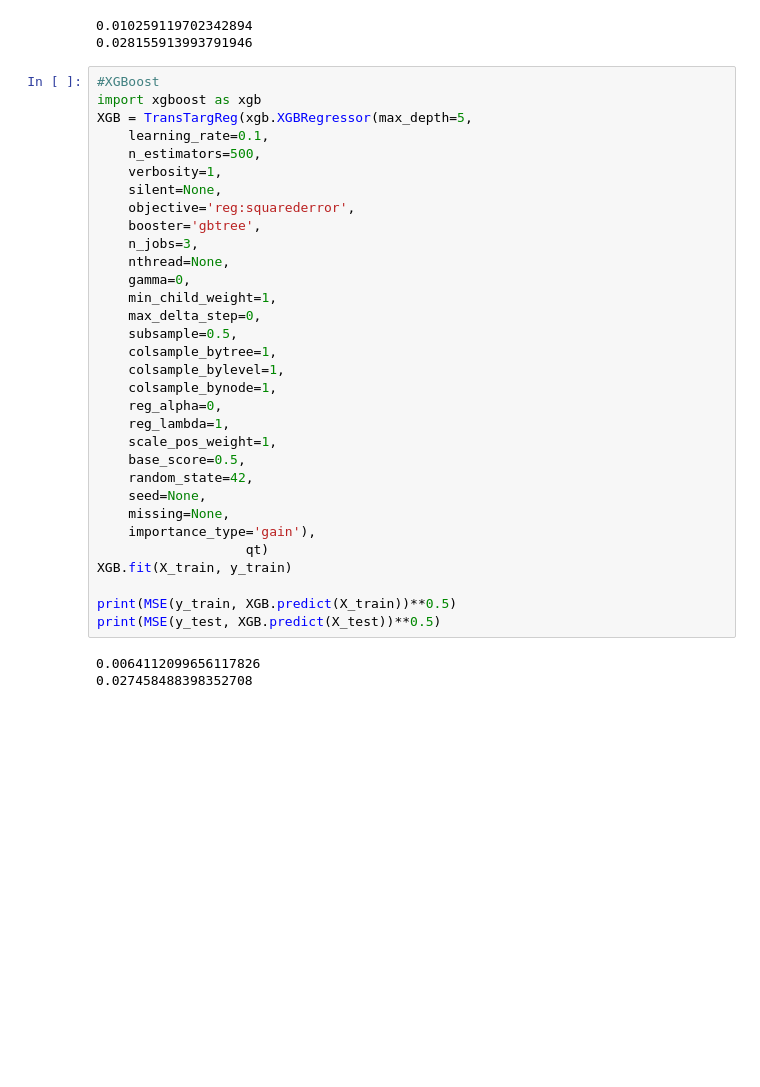
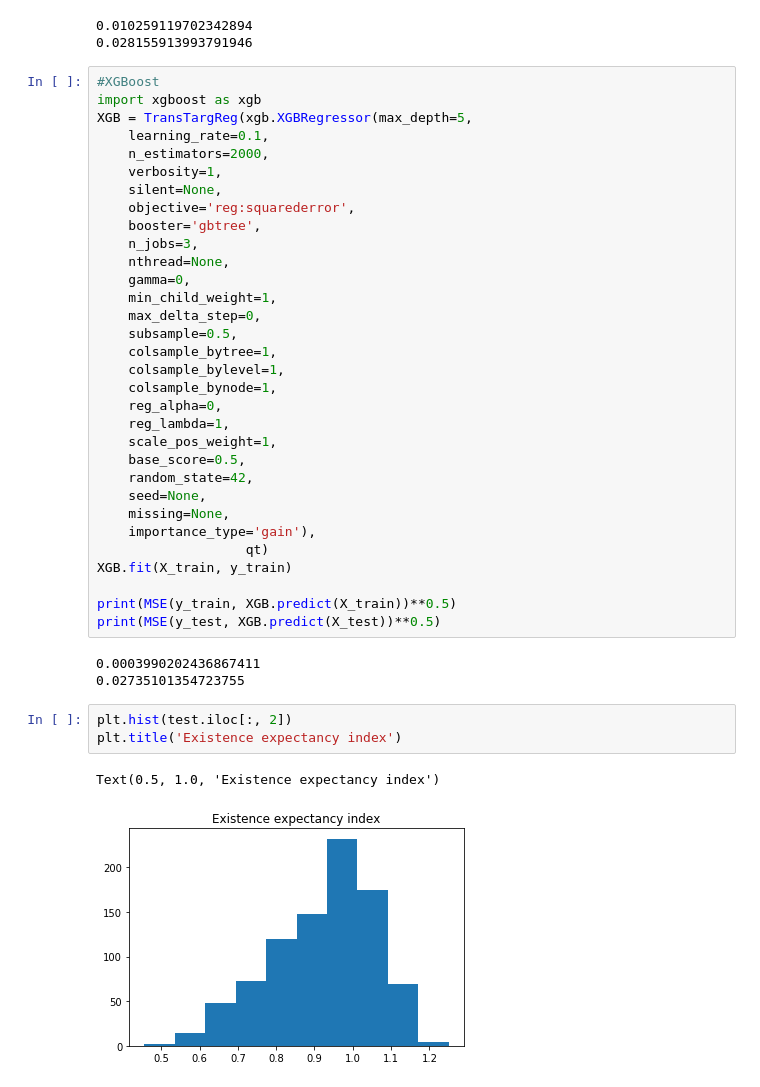
Before and after one commit to D1nay/prohack2020, a Jupyter notebook: Tinkering.ipynb, the cells around one changed output. Cells and saved outputs as stored; diff of their text form; blank space fills up the shorter version.

```diff
--- a/Tinkering.ipynb
+++ b/Tinkering.ipynb
@@ -353,7 +341,7 @@ print(MSE(y_test, forest.predict(X_test))**0.5)
 import xgboost as xgb
 XGB = TransTargReg(xgb.XGBRegressor(max_depth=5,
     learning_rate=0.1,
-    n_estimators=500,
+    n_estimators=2000,
     verbosity=1,
     silent=None,
     objective='reg:squarederror',
@@ -381,8 +369,14 @@ XGB.fit(X_train, y_train)
 print(MSE(y_train, XGB.predict(X_train))**0.5)
 print(MSE(y_test, XGB.predict(X_test))**0.5)
 # %% [output]
-0.0064112099656117826
-0.027458488398352708
+0.0003990202436867411
+0.02735101354723755
+# %%
+plt.hist(test.iloc[:, 2])
+plt.title('Existence expectancy index')
+# %% [output]
+Text(0.5, 1.0, 'Existence expectancy index')
+[figure, added]
 # %%
 #GridSearch for XGBoost RF hyperparameters
 param_grid = {
```
Also changed, not shown: parts of 10 cells of this notebook, 1 other file.
